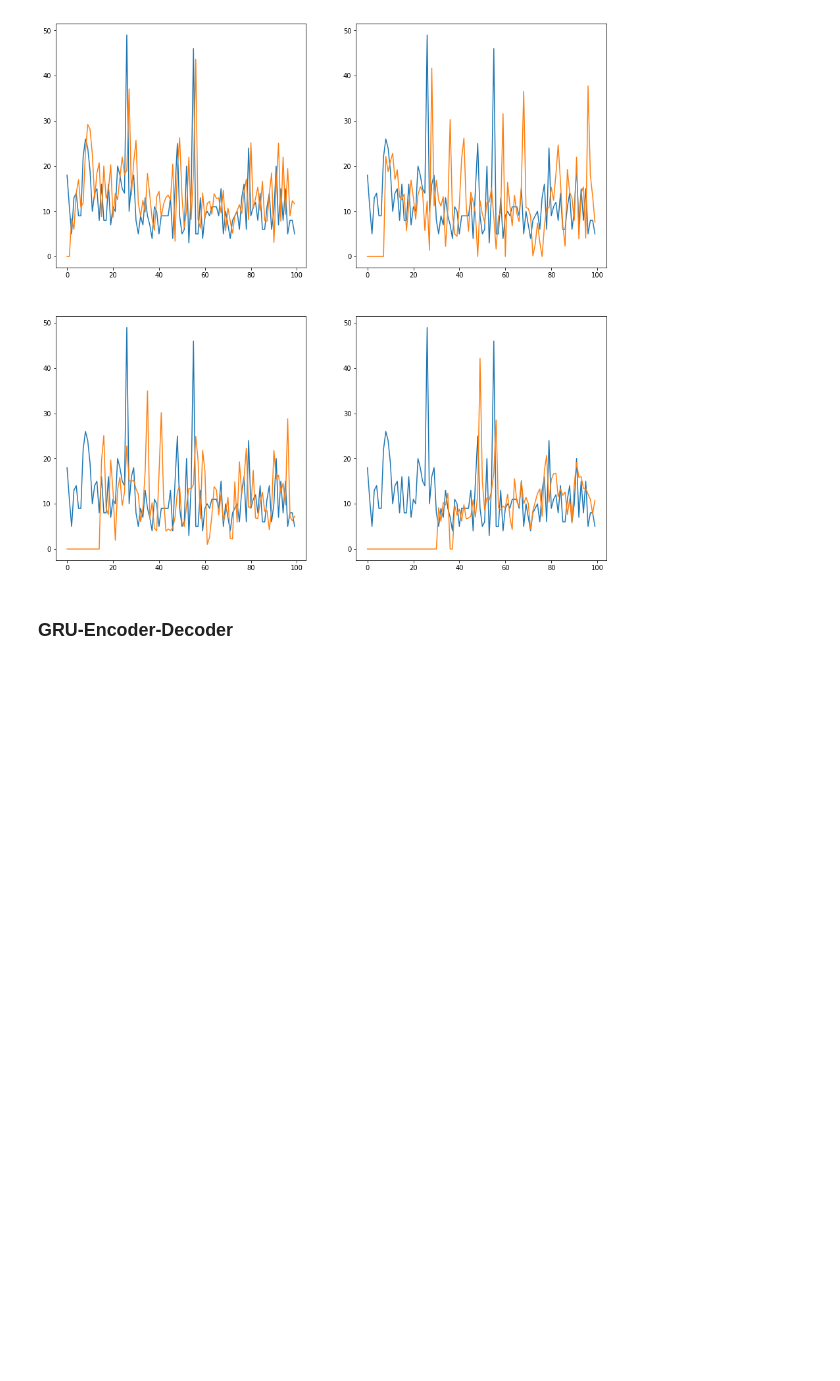
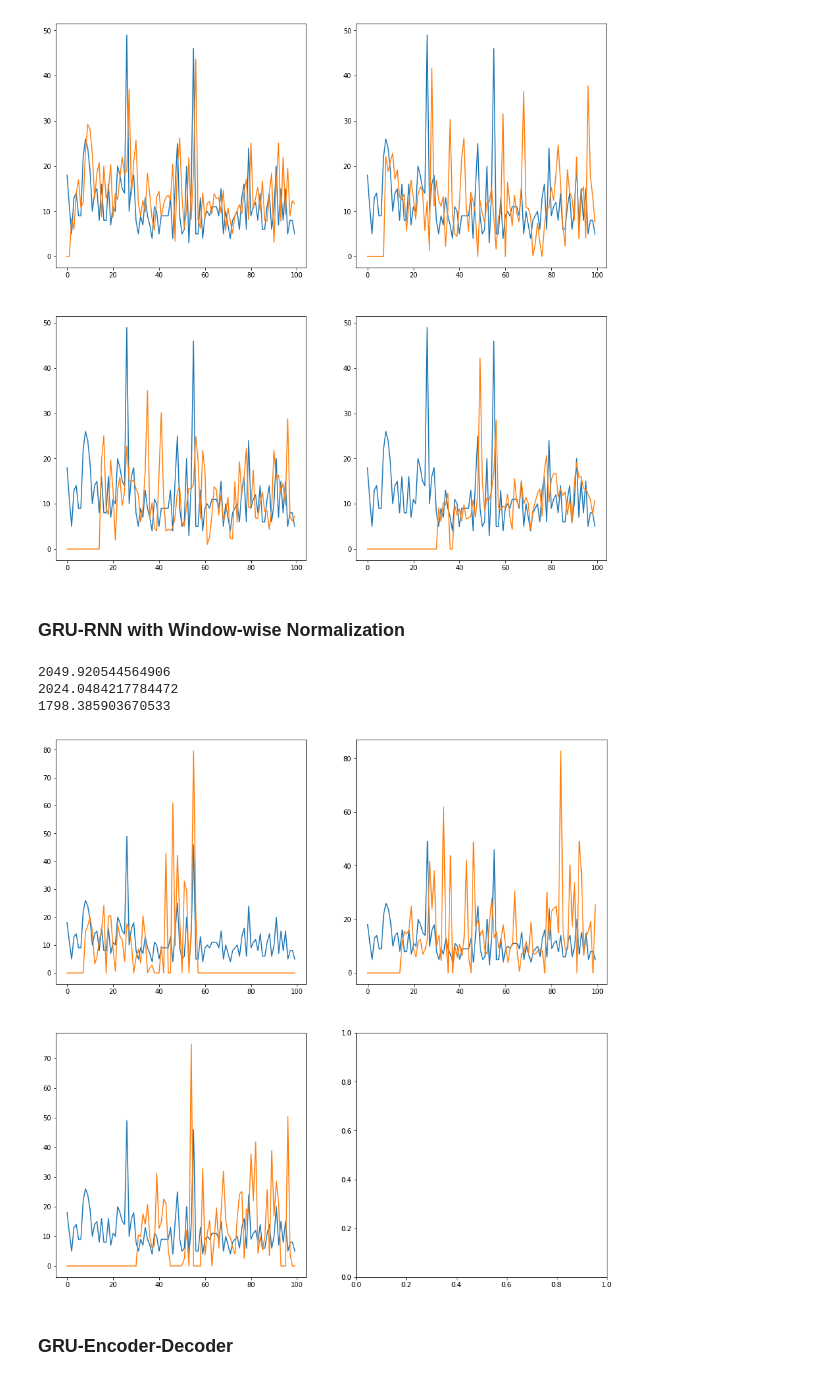
Before and after one commit to tavishcode/fyp, a Jupyter notebook: wiki_test.ipynb, the cells around one changed output. Saved outputs shown, nothing was run; the diff lists cells and outputs as text; code cells hidden in the pictures; blank space fills up the shorter version.

Commit message:
added some models

```diff
--- a/wiki_test.ipynb
+++ b/wiki_test.ipynb
@@ -154,6 +154,43 @@ for r, window in enumerate(windows):
 1491.0821038060078
 1361.3033941704493
 [figure]
+# %% [markdown]
+### GRU-RNN with Window-wise Normalization
+# %%
+num_hidden_units = 64
+num_outputs = 1
+windows = [7, 14, 30]
+# %%
+f, axs = plt.subplots(2, 2, figsize=(15,15))
+for r, window in enumerate(windows):
+    preds = np.zeros((arr.shape[0], arr.shape[1]))
+    model = Sequential()
+    model.add(GRU(num_hidden_units))
+    model.add(Dense(num_outputs))
+    model.add(Activation('relu'))
+    model.compile(optimizer='adam', loss='mean_squared_error')
+    for w in range(window):
+        preds[:, w] = 0
+    for i in range(window, arr.shape[1]): # i -> timestep
+        x = np.copy(arr[:, i - window : i])
+        y = np.copy(arr[:, i]).reshape(-1, 1)
+        x = scale(x, axis=1)
+        x = x.reshape(-1, window, 1)
+        p = model.predict(x).flatten()
+        preds[:, i] = p
+        model.fit(x, y, epochs=100, verbose=0)
+    print(mse(preds[:, window:],arr[:, window:]))
+    if r <= 1:
+        axs[0, r].plot(arr[0][:100])
+        axs[0, r].plot(preds[0][:100])
+    else:
+        axs[1, r-2].plot(arr[0][:100])
+        axs[1, r-2].plot(preds[0][:100])
+# %% [output]
+2049.920544564906
+2024.0484217784472
+1798.385903670533
+[figure, added]
 # %% [markdown]
 ### GRU-Encoder-Decoder
 # %%
```
Also changed, not shown: parts of 21 cells of this notebook.
